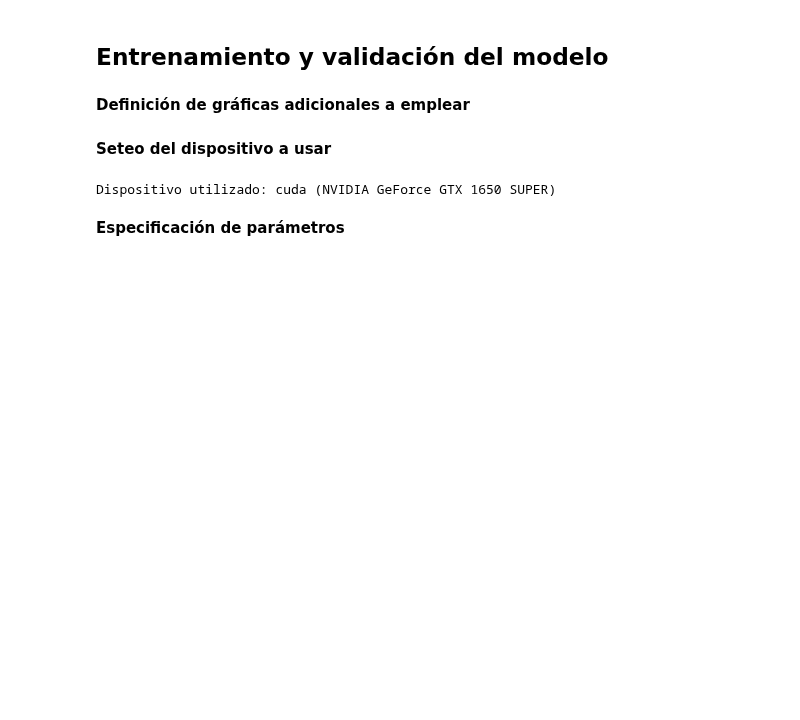
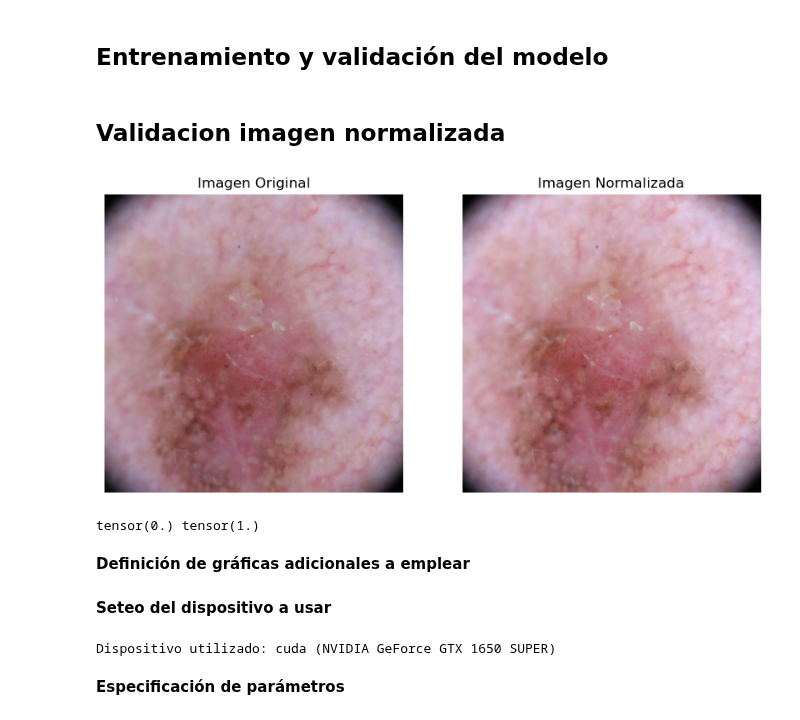
Before and after one commit to yPerez95/Deep-Learning---Proyecto, a Jupyter notebook: ResNet18_Dropout_Soft_Attention_Model.ipynb, the cells around one changed output. Drawn from its saved outputs; the diff is of its cells as text; code cells hidden in the pictures; blank space fills up the shorter version.

```diff
--- a/ResNet18_Dropout_Soft_Attention_Model.ipynb
+++ b/ResNet18_Dropout_Soft_Attention_Model.ipynb
@@ -27,7 +27,6 @@ train_transform = transforms.Compose([
     transforms.RandomResizedCrop(128, scale=(0.8, 1.0)),  # Recorte aleatorio con zoom entre 80%-100%
     transforms.RandomHorizontalFlip(p=0.5),  # Voltea horizontalmente con 50% de probabilidad
     transforms.RandomRotation(15),  # Rotación aleatoria hasta 15 grados
-    transforms.ColorJitter(brightness=0.2, contrast=0.2, saturation=0.2, hue=0.1),  # Ajuste aleatorio de color
     transforms.RandomAffine(degrees=0, translate=(0.1, 0.1)),  # Pequeños desplazamientos aleatorios
     transforms.Resize((128, 128)),  # Redimensionar después de las transformaciones
     transforms.ToTensor(),
@@ -40,6 +39,9 @@ val_transform = transforms.Compose([
 # %% [markdown]
 ## Definición del dataset
 # %%
+import torchvision.transforms.functional as TF
+
+
 class CustomDataset(Dataset):
     def __init__(self, csv_file, img_dir, transform=None):
         """
@@ -57,7 +59,8 @@ class CustomDataset(Dataset):
     def min_max_norm(self, image):
         image = np.array(image, dtype=np.float32)  # Convertir imagen a array de NumPy
         image = (image - image.min()) / (image.max() - image.min())  # Normalización Min-Max
-        return Image.fromarray((image * 255).astype(np.uint8))
+        image = (image * 255).astype(np.uint8)  # Convertir a uint8 para compatibilidad con PIL
+        return Image.fromarray(image)
 
     def __len__(self):
         """Retorna el número total de imágenes en el dataset"""
@@ -282,5 +284,36 @@ Reusing TensorBoard on port 6006 (pid 372), started 2 days, 13:30:59 ago. (Use '
 # %% [markdown]
 ## **Entrenamiento y validación del modelo**
+# %% [markdown]
+## Validacion imagen normalizada
+# %%
+import matplotlib.pyplot as plt
+
+# Cargar una imagen de prueba desde el dataset
+idx = 156  # Cambia este índice para probar diferentes imágenes
+img_name = os.path.join(train_dataset.img_dir, train_dataset.img_labels.iloc[idx, 0])  # Ruta de la imagen
+original_image = Image.open(img_name)  # Imagen original
+
+# Aplicar la normalización
+normalized_image = train_dataset.min_max_norm(original_image)
+
+# Mostrar ambas imágenes
+fig, ax = plt.subplots(1, 2, figsize=(10, 5))
+
+ax[0].imshow(original_image)
+ax[0].set_title("Imagen Original")
+ax[0].axis("off")
+
+ax[1].imshow(normalized_image)
+ax[1].set_title("Imagen Normalizada")
+ax[1].axis("off")
+
+plt.show()
+
+tensor_image = transforms.ToTensor()(normalized_image)
+print(tensor_image.min(), tensor_image.max())  # Debería ser ~0.0 a ~1.0
+# %% [output]
+[figure, added]
+tensor(0.) tensor(1.)
 # %% [markdown]
 **Definición de gráficas adicionales a emplear**
 # %%
```
Also changed, not shown: parts of 7 cells of this notebook, 20 other files.
